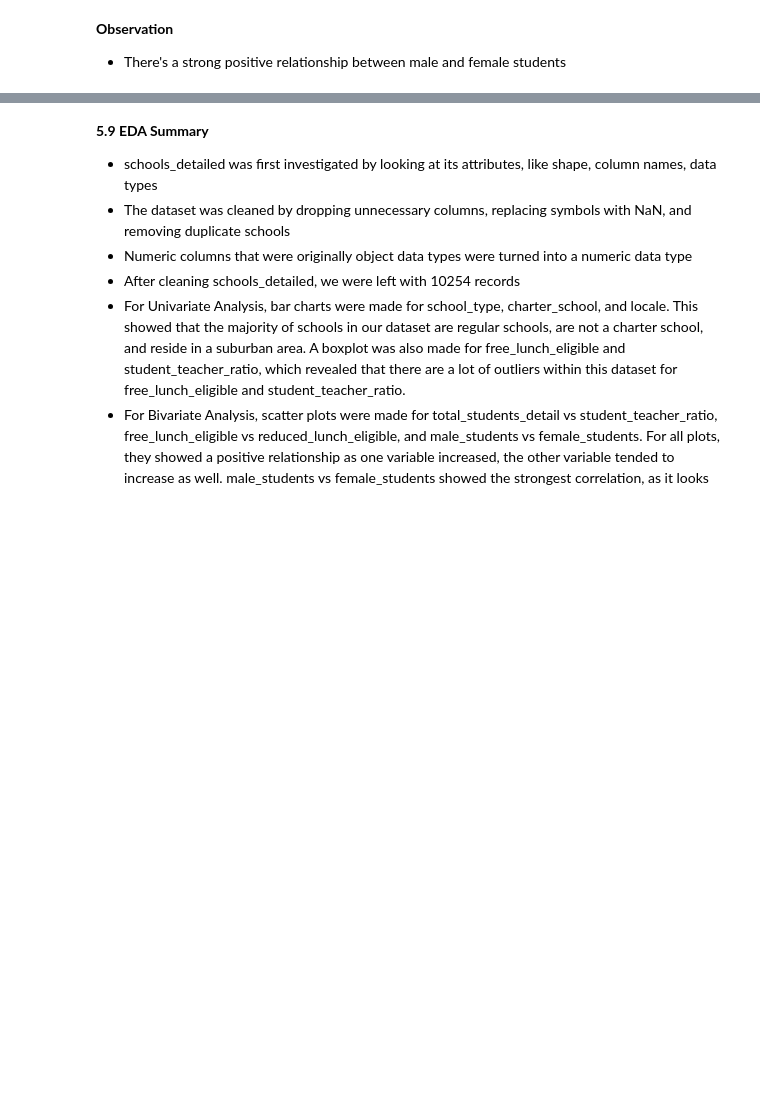
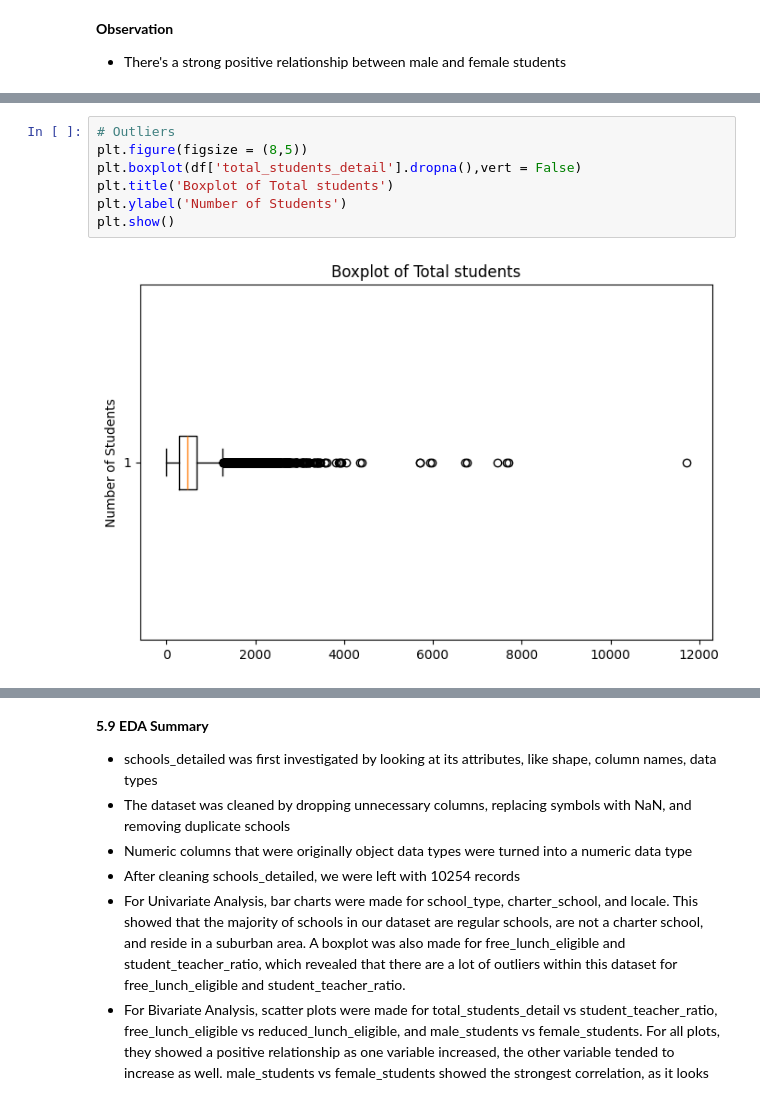
Before and after one commit to rodney-hong/eds-6340-project, a Jupyter notebook: Team 4_Midterm Project.ipynb, the cells around one changed output, grey strips where cells are left out. Cells and saved outputs as stored; diff of their text form; blank space fills up the shorter version.

```diff
--- a/Team 4_Midterm Project.ipynb
+++ b/Team 4_Midterm Project.ipynb
@@ -1360,0 +1373,9 @@ plt.show()
+# %%
+# Outliers
+plt.figure(figsize = (8,5))
+plt.boxplot(df['total_students_detail'].dropna(),vert = False)
+plt.title('Boxplot of Total students')
+plt.ylabel('Number of Students')
+plt.show()
+# %% [output]
+[figure, added]
```
Also changed, not shown: parts of 5 cells of this notebook.
